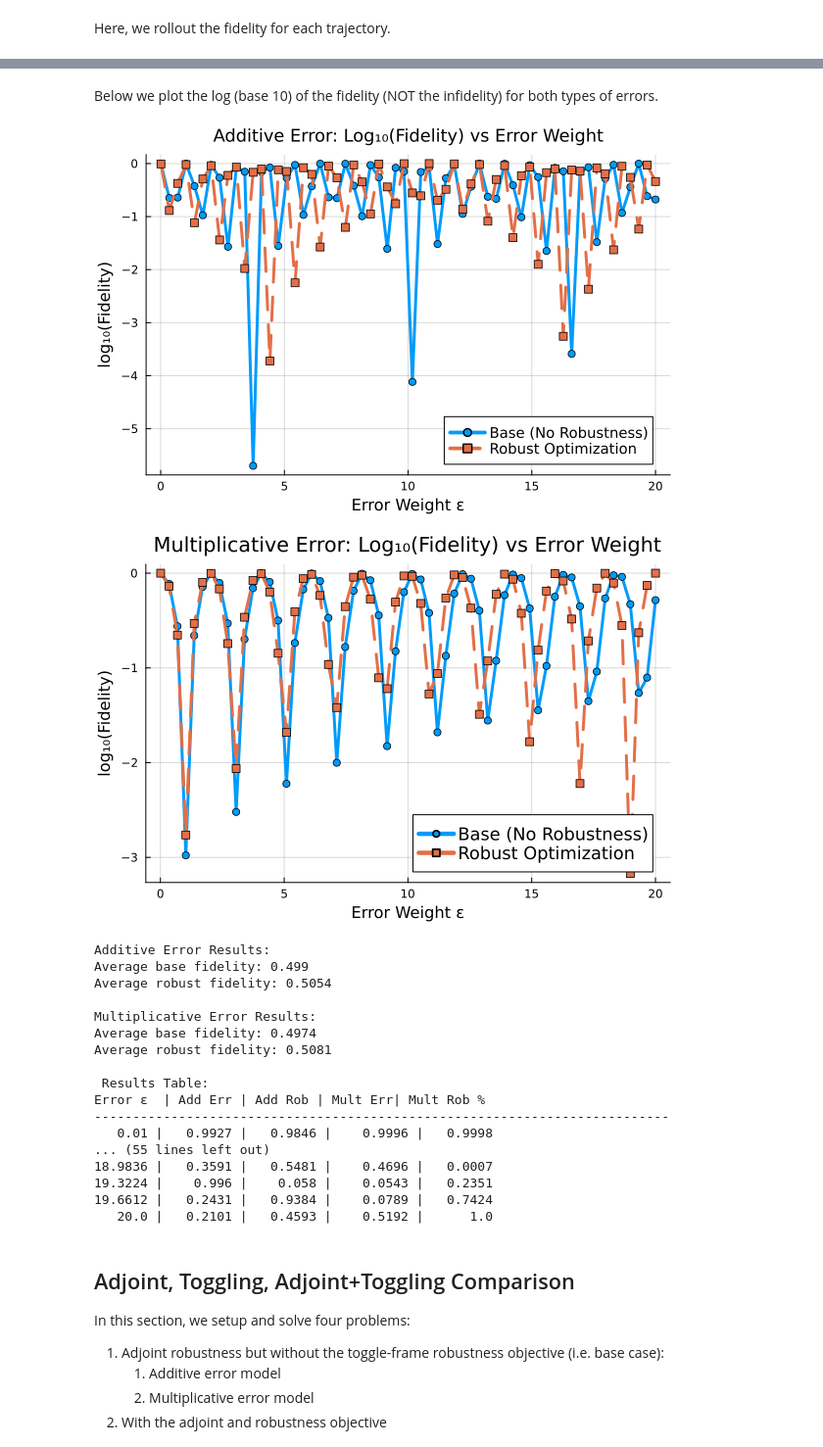
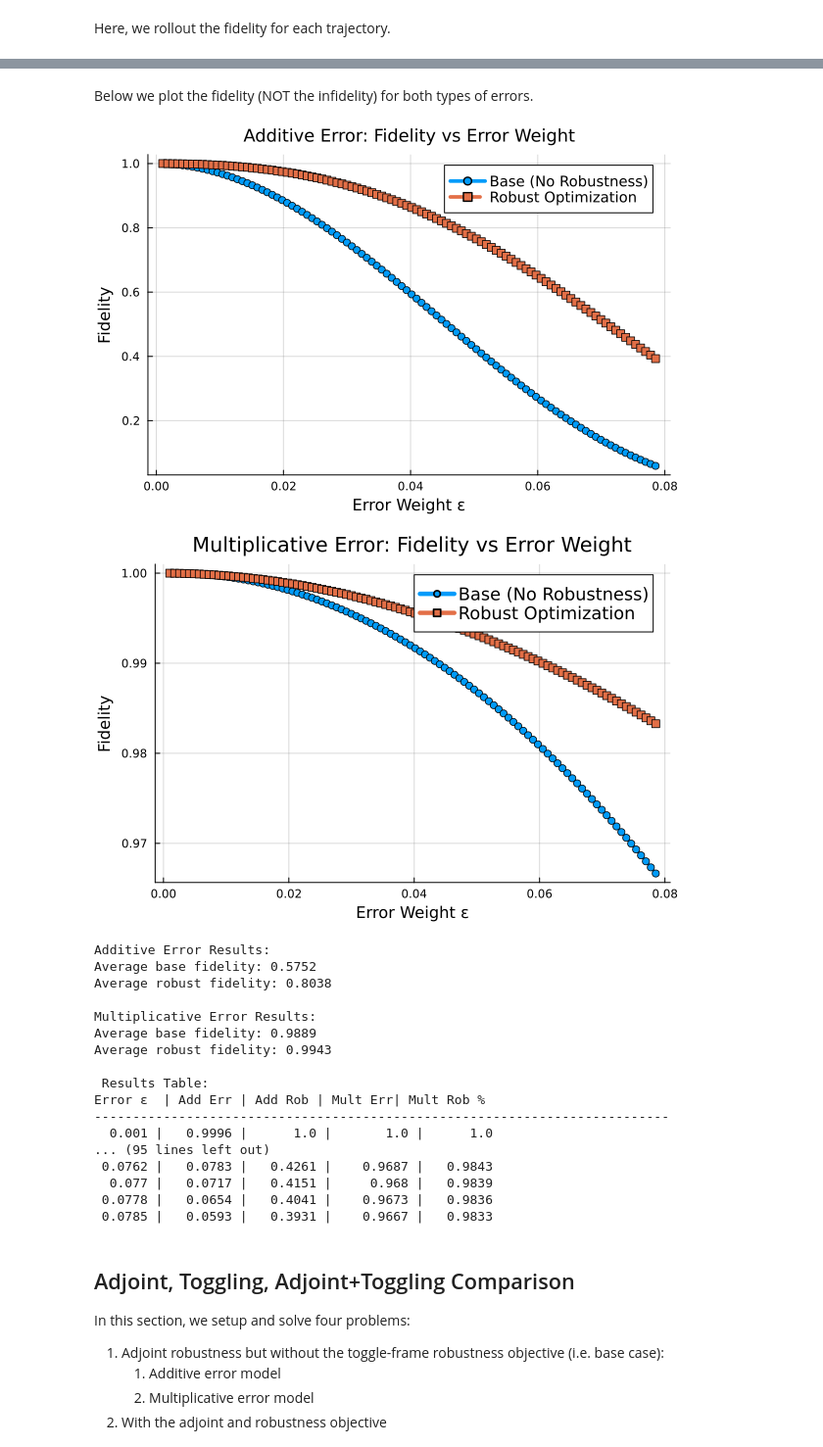
Before and after one commit to samafine1/notebooks, a Jupyter notebook: src/rob_obj_comp.ipynb, the cells around one changed output, grey strips where cells are left out. Shown at 98% size. Cells and saved outputs as stored; diff of their text form; code cells hidden in the pictures.

Commit message:
fix plots

```diff
--- a/src/rob_obj_comp.ipynb
+++ b/src/rob_obj_comp.ipynb
@@ -83,16 +83,16 @@ additive_err_fids = Float64[]
 mult_rob_fids = Float64[]
 additive_rob_fids = Float64[]
 
-error_magnitudes = [x for x in range(0.01, stop=10, length=60)]
+error_magnitudes = [x for x in range(0.001, stop=2*π/80, length=100)]
 
 # calculate fidelities
 for ε in error_magnitudes
     println("\nError magnitude ε = $ε")
 
     # mult case
-    H_drive_mult(ε) = (1 + ε) * H_drive
+    H_drive_mult(ε) = (1 + ε) * H_drives
     ∂ₑHₘ = H_drive_mult(ε)
-    mult_err_sys = QuantumSystem([H_drive_mult(ε)])
+    mult_err_sys = QuantumSystem(H_drive_mult(ε))
     mult_err_fidelity = unitary_rollout_fidelity(prob.trajectory, mult_err_sys)
     push!(mult_err_fids, mult_err_fidelity)
     mult_rob_fidelity = unitary_rollout_fidelity(rob_prob.trajectory, mult_err_sys)
@@ -100,9 +100,9 @@ for ε in error_magnitudes
 
     # additive case
     # ∂ₑHₐ = PAULIS.X
-    H_drift(ε) = ε * H_drive
-    H_drive_add = H_drive
-    add_err_sys = QuantumSystem(H_drift(ε),[H_drive_add])
+    H_drift(ε) = ε * (PAULIS.Y)
+    H_drive_add = H_drives
+    add_err_sys = QuantumSystem(H_drift(ε), H_drive_add)
     add_err_fidelity = unitary_rollout_fidelity(prob.trajectory, add_err_sys)
     push!(additive_err_fids, add_err_fidelity)
     add_rob_fidelity = unitary_rollout_fidelity(rob_prob.trajectory, add_err_sys)
@@ -129,73 +129,73 @@ Error magnitude ε = 20.0
 # %% [markdown]
-Below we plot the log (base 10) of the fidelity (NOT the infidelity) for both types of errors.
+Below we plot the fidelity (NOT the infidelity) for both types of errors.
 # %%
 # Plot 1: Additive Error - Base vs Robust Fidelity
-p1 = plot(error_magnitudes, log10.(additive_err_fids),
+p1 = plot(error_magnitudes, additive_err_fids,
          label="Base (No Robustness)",
          marker=:circle, markersize=4, linewidth=3,
          xlabel="Error Weight ε",
-         ylabel="log₁₀(Fidelity)",
-         title="Additive Error: Log₁₀(Fidelity) vs Error Weight",
+         ylabel="Fidelity",
+         title="Additive Error: Fidelity vs Error Weight",
          legendfontsize=10, titlefontsize=12,
          grid=true, gridwidth=1, gridcolor=:gray, gridalpha=0.3
          )
 
-plot!(p1, error_magnitudes, log10.(additive_rob_fids),
+plot!(p1, error_magnitudes, additive_rob_fids,
       label="Robust Optimization",
       marker=:square, markersize=4, linewidth=3,
       linestyle=:dash)
 
 # Plot 2: Multiplicative Error - Base vs Robust Fidelity
-p2 = plot(error_magnitudes, log10.(mult_err_fids),
+p2 = plot(error_magnitudes, mult_err_fids,
          label="Base (No Robustness)",
          marker=:circle, markersize=4, linewidth=3,
          xlabel="Error Weight ε",
-         ylabel="log₁₀(Fidelity)",
-         title="Multiplicative Error: Log₁₀(Fidelity) vs Error Weight",
+         ylabel="Fidelity",
+         title="Multiplicative Error: Fidelity vs Error Weight",
          legendfontsize=12, titlefontsize=14,
          grid=true, gridwidth=1, gridcolor=:gray, gridalpha=0.3
          )
 
-plot!(p2, error_magnitudes, log10.(mult_rob_fids),
+plot!(p2, error_magnitudes, mult_rob_fids,
       label="Robust Optimization",
       marker=:square, markersize=4, linewidth=3,
       linestyle=:dash)
 
 display(p1)
 display(p2)
 
 # # Summary statistics
 println("\nAdditive Error Results:")
 println("Average base fidelity: $(round(mean(additive_err_fids), digits=4))")
 println("Average robust fidelity: $(round(mean(additive_rob_fids), digits=4))")
 
 println("\nMultiplicative Error Results:")
 println("Average base fidelity: $(round(mean(mult_err_fids), digits=4))")
 println("Average robust fidelity: $(round(mean(mult_rob_fids), digits=4))")
 
 println("\n Results Table:")
 println("Error ε  | Add Err | Add Rob | Mult Err| Mult Rob %")
 println("-" ^ 75)
 for i in 1:length(error_magnitudes)
     println("$(lpad(round(error_magnitudes[i], digits=4), 7)) | $(lpad(round(additive_err_fids[i], digits=4), 8)) | $(lpad(round(additive_rob_fids[i], digits=4), 8)) | $(lpad(round(mult_err_fids[i], digits=4), 9)) | $(lpad(round(mult_rob_fids[i], digits=4), 8))")
 end
 # %% [output]
-[figure, old version]
+[figure, new version]
-[figure, old version]
+[figure, new version]
 Additive Error Results:
-Average base fidelity: 0.499
-Average robust fidelity: 0.5054
+Average base fidelity: 0.5752
+Average robust fidelity: 0.8038
 
 Multiplicative Error Results:
-Average base fidelity: 0.4974
-Average robust fidelity: 0.5081
+Average base fidelity: 0.9889
+Average robust fidelity: 0.9943
 
  Results Table:
 Error ε  | Add Err | Add Rob | Mult Err| Mult Rob %
 ---------------------------------------------------------------------------
-   0.01 |   0.9927 |   0.9846 |    0.9996 |   0.9998
-... (55 lines left out)
-18.9836 |   0.3591 |   0.5481 |    0.4696 |   0.0007
-19.3224 |    0.996 |    0.058 |    0.0543 |   0.2351
-19.6612 |   0.2431 |   0.9384 |    0.0789 |   0.7424
-   20.0 |   0.2101 |   0.4593 |    0.5192 |      1.0
+  0.001 |   0.9996 |      1.0 |       1.0 |      1.0
+... (95 lines left out)
+ 0.0762 |   0.0783 |   0.4261 |    0.9687 |   0.9843
+  0.077 |   0.0717 |   0.4151 |     0.968 |   0.9839
+ 0.0778 |   0.0654 |   0.4041 |    0.9673 |   0.9836
+ 0.0785 |   0.0593 |   0.3931 |    0.9667 |   0.9833
```
Also changed, not shown: parts of 6 cells of this notebook, 2 other files.
